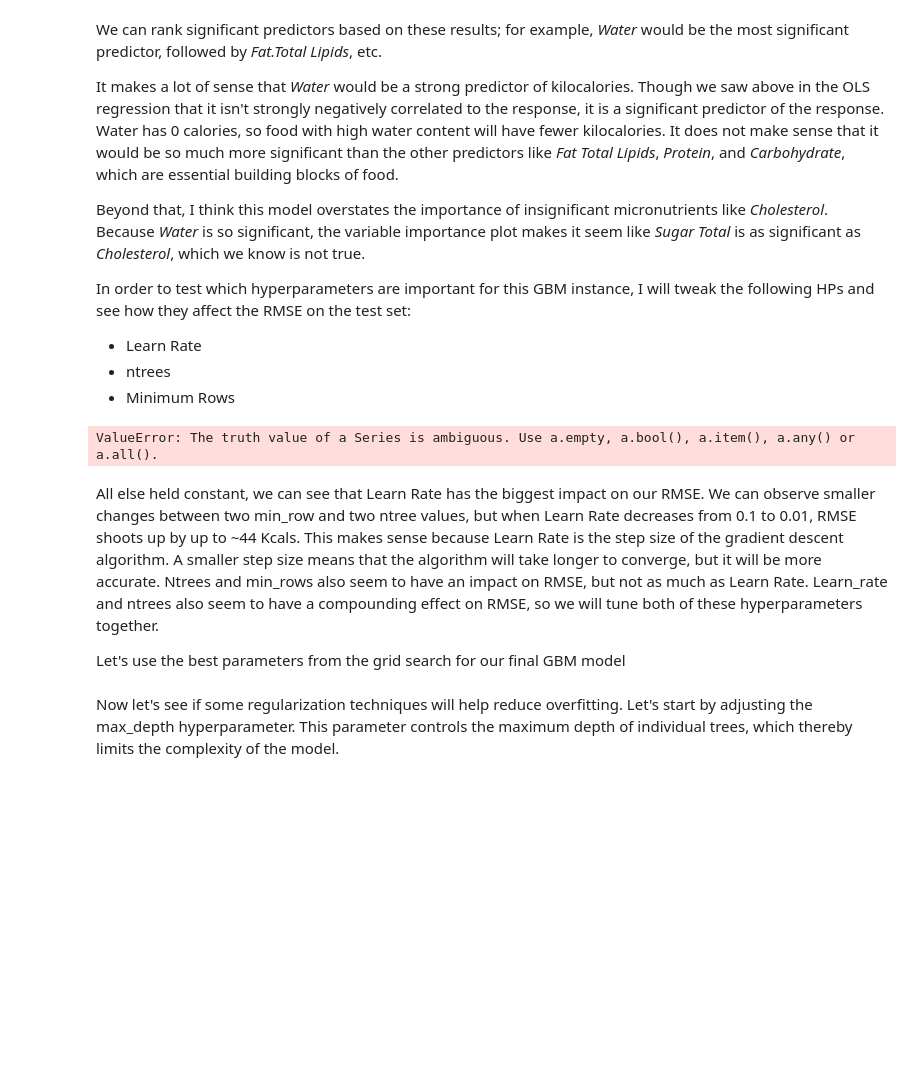
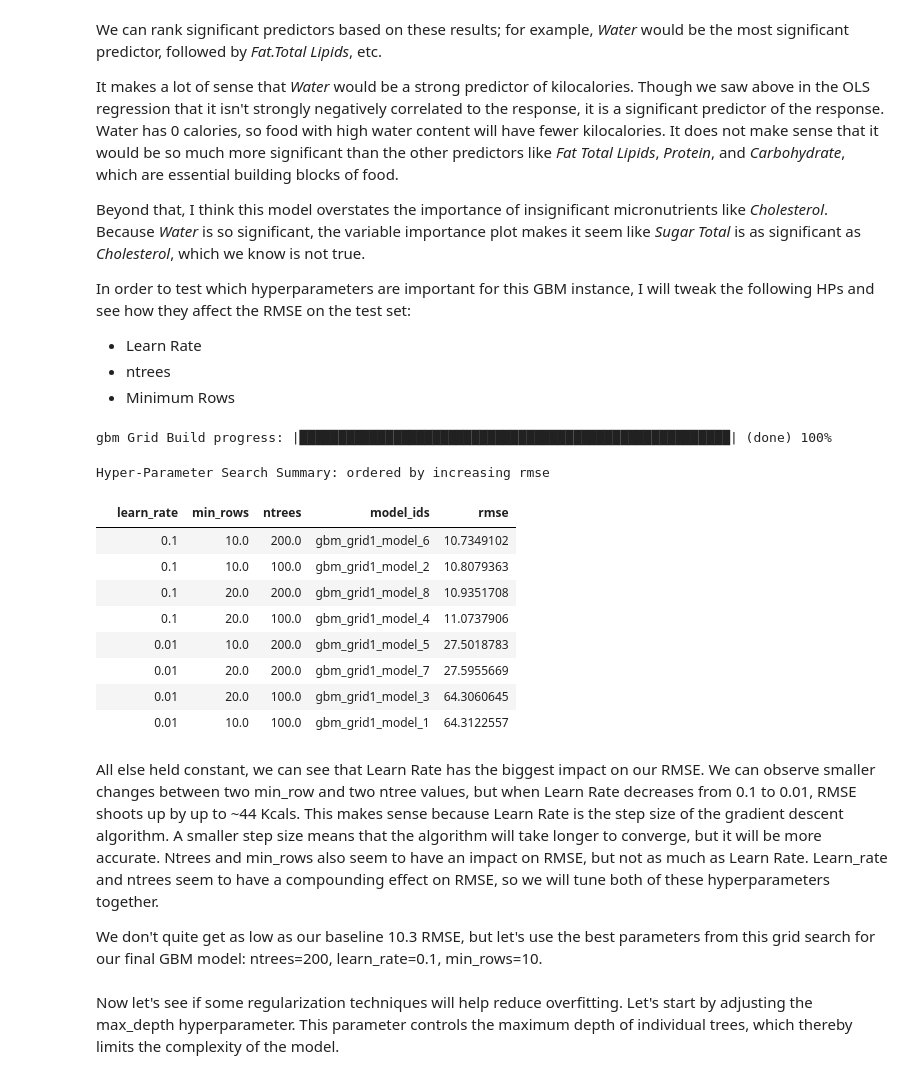
Before and after one commit to vishnuraosharma/exploratory-data-analysis, a Jupyter notebook: Kcal Predictions/Exploring Nutrient Data to Predict Kilocalories.ipynb, the cells around one changed output. Drawn from its saved outputs; the diff is of its cells as text; code cells hidden in the pictures; blank space fills up the shorter version.

```diff
--- a/Kcal Predictions/Exploring Nutrient Data to Predict Kilocalories.ipynb
+++ b/Kcal Predictions/Exploring Nutrient Data to Predict Kilocalories.ipynb
@@ -821,34 +821,42 @@ In order to test which hyperparameters are important for this GBM instance, I wi
 # %%
 from h2o.grid import H2OGridSearch
 
 # GBM hyperparameters
 gbm_params1 = {
     'learn_rate': [0.01, 0.1],
     'ntrees': [100, 200],
     'min_rows': [10, 20]
 }
 
 # Train and validate a cartesian grid of GBMs
 gbm_grid1 = H2OGridSearch(model=gbm,
                           grid_id='gbm_grid1',
                           hyper_params=gbm_params1)
-gbm_grid1.train(x=X, y=y,
-                training_frame=df_train,
-                validation_frame=df_test,
-                seed=1)
+
+# Train the grid
+gbm_grid1.train(x=X, y=y, training_frame=df_train, validation_frame=df_test)
 
 # Get the grid results, sorted by validation RMSE
 gbm_gridperf1 = gbm_grid1.get_grid(sort_by='rmse', decreasing=False)
 
-
 # Let's see the grid
 gbm_gridperf1
 # %% [output]
-ValueError: The truth value of a Series is ambiguous. Use a.empty, a.bool(), a.item(), a.any() or a.all().
+gbm Grid Build progress: |███████████████████████████████████████████████████████| (done) 100%
+Hyper-Parameter Search Summary: ordered by increasing rmse
+|  | learn_rate | min_rows | ntrees | model_ids | rmse |
+|  | 0.1 | 10.0 | 200.0 | gbm_grid1_model_6 | 10.7349102 |
+|  | 0.1 | 10.0 | 100.0 | gbm_grid1_model_2 | 10.8079363 |
+|  | 0.1 | 20.0 | 200.0 | gbm_grid1_model_8 | 10.9351708 |
+|  | 0.1 | 20.0 | 100.0 | gbm_grid1_model_4 | 11.0737906 |
+|  | 0.01 | 10.0 | 200.0 | gbm_grid1_model_5 | 27.5018783 |
+|  | 0.01 | 20.0 | 200.0 | gbm_grid1_model_7 | 27.5955669 |
+|  | 0.01 | 20.0 | 100.0 | gbm_grid1_model_3 | 64.3060645 |
+|  | 0.01 | 10.0 | 100.0 | gbm_grid1_model_1 | 64.3122557 |
 # %% [markdown]
-All else held constant, we can see that Learn Rate has the biggest impact on our RMSE. We can observe smaller changes between two min_row and two ntree values, but when Learn Rate decreases from 0.1 to 0.01, RMSE shoots up by up to ~44 Kcals. This makes sense because Learn Rate is the step size of the gradient descent algorithm. A smaller step size means that the algorithm will take longer to converge, but it will be more accurate. Ntrees and min_rows also seem to have an impact on RMSE, but not as much as Learn Rate. Learn_rate and ntrees also seem to have a compounding effect on RMSE, so we will tune both of these hyperparameters together.
+All else held constant, we can see that Learn Rate has the biggest impact on our RMSE. We can observe smaller changes between two min_row and two ntree values, but when Learn Rate decreases from 0.1 to 0.01, RMSE shoots up by up to ~44 Kcals. This makes sense because Learn Rate is the step size of the gradient descent algorithm. A smaller step size means that the algorithm will take longer to converge, but it will be more accurate. Ntrees and min_rows also seem to have an impact on RMSE, but not as much as Learn Rate. Learn_rate and ntrees seem to have a compounding effect on RMSE, so we will tune both of these hyperparameters together.
 
-Let's use the best parameters from the grid search for our final GBM model
+We don't quite get as low as our baseline 10.3 RMSE, but let's use the best parameters from this grid search for our final GBM model: ntrees=200, learn_rate=0.1, min_rows=10.
 # %% [markdown]
 Now let's see if some regularization techniques will help reduce overfitting. Let's start by adjusting the max_depth hyperparameter. This parameter controls the maximum depth of individual trees, which thereby limits the complexity of the model.
 # %%
```
Also changed, not shown: parts of 9 cells of this notebook.
